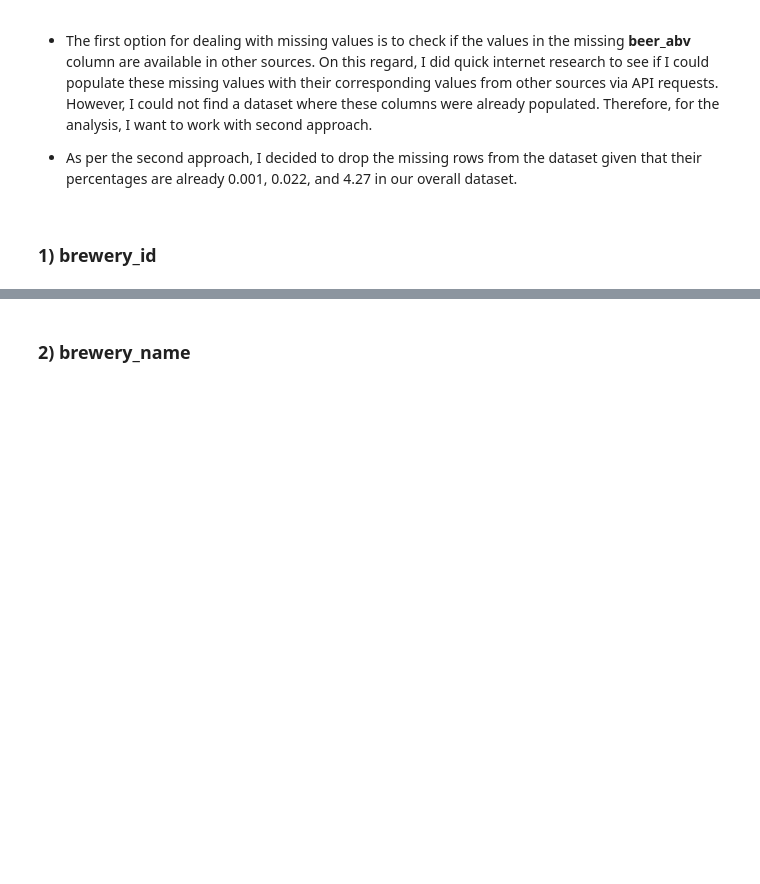
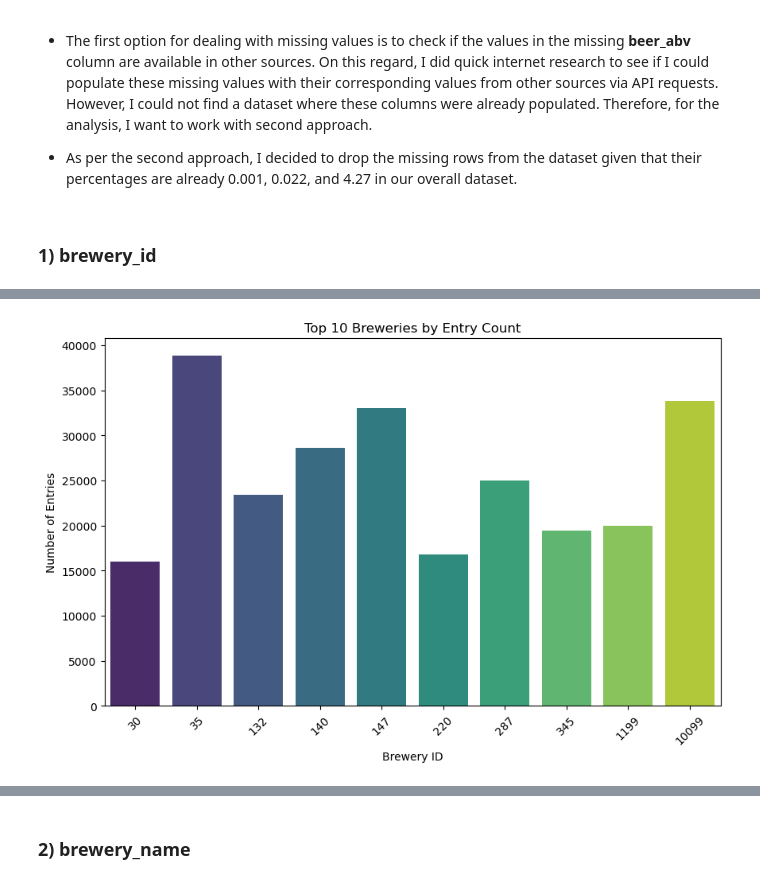
Before and after one commit to MEnesAkpinar/Beer_Advocate_Project, a Jupyter notebook: Beer_Advocate_Project.ipynb, the cells around one changed output, grey strips where cells are left out. Cells and saved outputs as stored; diff of their text form; code cells hidden in the pictures; blank space fills up the shorter version.

```diff
--- a/Beer_Advocate_Project.ipynb
+++ b/Beer_Advocate_Project.ipynb
@@ -247,0 +280,12 @@ dtype: int64
+# %%
+top_breweries = df_review['brewery_id'].value_counts().head(10)
+
+plt.figure(figsize=(10, 6))
+sns.barplot(x=top_breweries.index, y=top_breweries.values, palette='viridis')
+plt.title("Top 10 Breweries by Entry Count")
+plt.xlabel("Brewery ID")
+plt.ylabel("Number of Entries")
+plt.xticks(rotation=45)
+plt.show()
+# %% [output]
+[figure, added]
```
Also changed, not shown: parts of 14 cells of this notebook.
